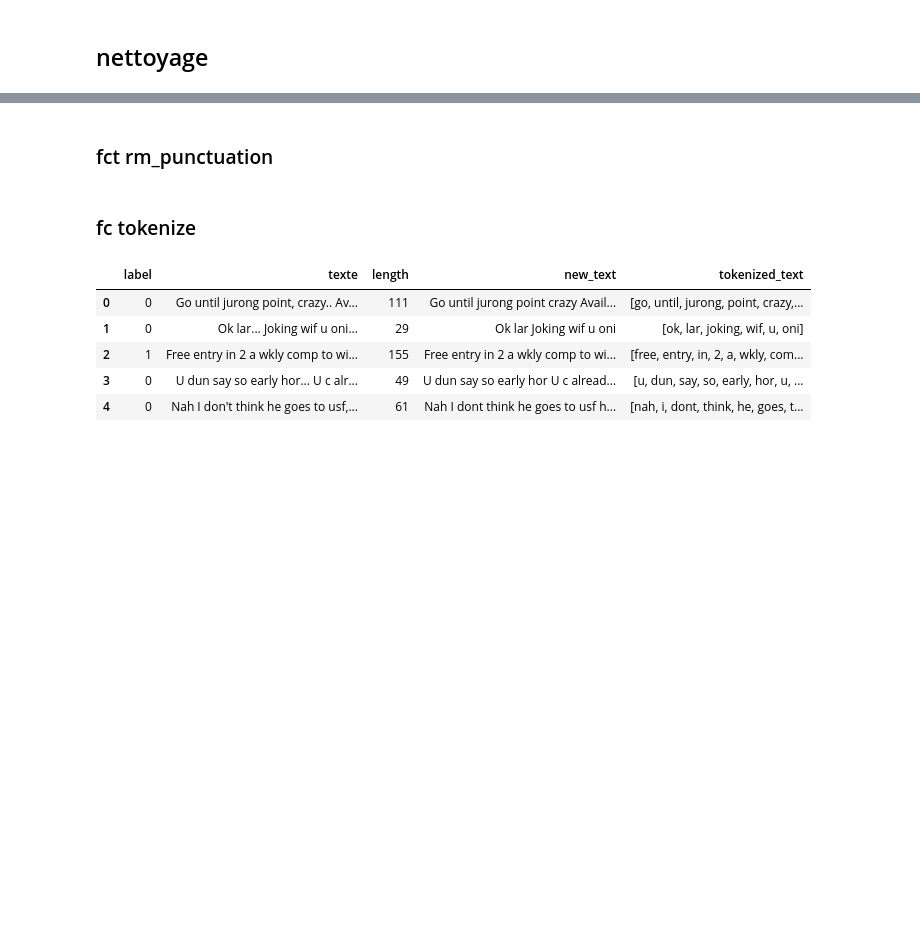
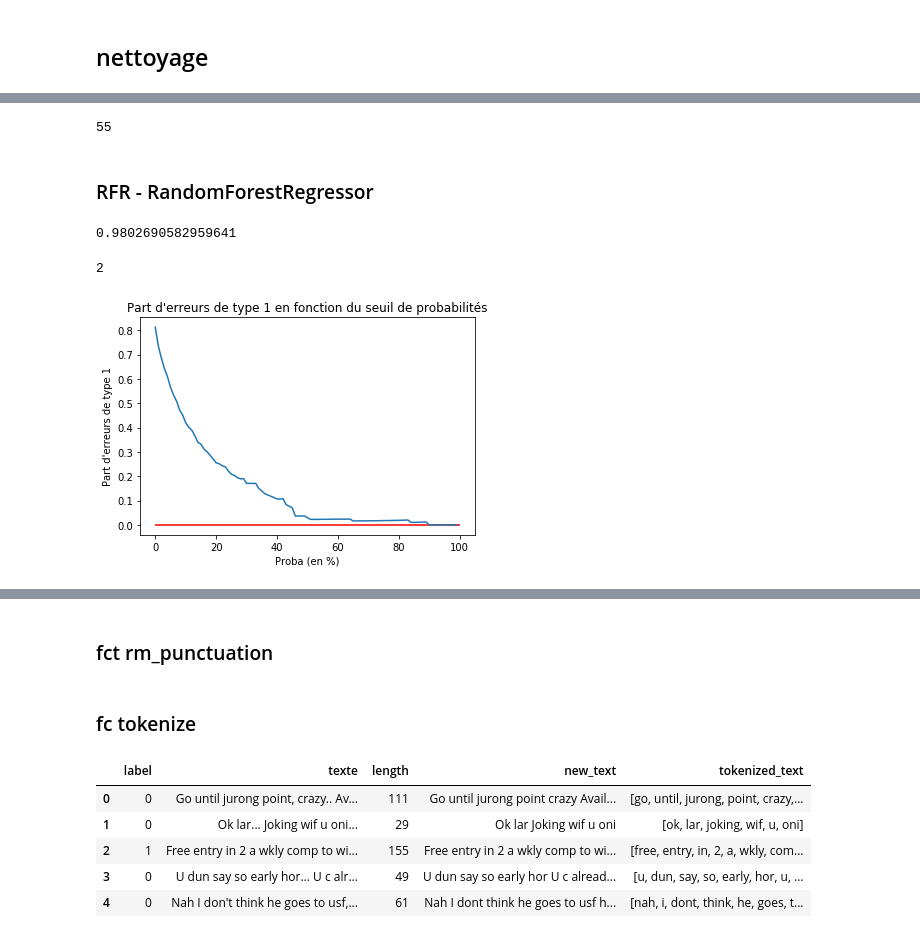
Before and after one commit to DROMZEE/sms-spam, a Jupyter notebook: nlp.ipynb, the cells around one changed output, grey strips where cells are left out. Cells and saved outputs as stored; diff of their text form; code cells hidden in the pictures; blank space fills up the shorter version.

```diff
--- a/nlp.ipynb
+++ b/nlp.ipynb
@@ -185,0 +394,49 @@ data["clean"] = data.texte.apply(lambda x: premier_nettoyage(x))
+# %%
+# On entraîne notre ACP
+pca = PCA(0.60)
+pca.fit(X_train)
+pca.n_components_ # on affiche le nombre de composantes
+# %% [output]
+55
+# %%
+# on transforme nos X train et X test
+X_train_pca = pca.transform(X_train)
+X_test_pca = pca.transform(X_test)
+# %% [markdown]
+### RFR - RandomForestRegressor
+# %%
+# On entraîne le modèle de randomforest
+rf = RandomForestClassifier()
+rf.fit(X_train_pca, y_train)
+# on affiche le score
+rf.score(X_test_pca, y_test)
+# %% [output]
+0.9802690582959641
+# %%
+# Le nombre d'erreurs de type 1 en fonction d'un seuil de décision se fixe ainsi :
+predictions = rf.predict_proba(X_test_pca)
+y_pred = 1 * (predictions[:, 1] > 0.80)
+erreur_type_1 = y_pred[y_test == 0].sum()
+erreur_type_1
+# %% [output]
+2
+# %%
+# On fait un graphe pour voir à quel niveau on ne prédit plus un spam à tort
+proba = [i for i in range(0, 100, 1)]
+
+# On en profite pour calculer aussi les erreurs de type 2 : les faux négatifs, c'est à dire les spams prédits comme non spams
+erreur_type_1 = []
+erreur_type_2 = []
+for i in proba:
+    y_pred = 1 * (predictions[:, 1] > i/100)
+    erreur_type_1.append(y_pred[y_test == 0].sum()/(y_pred == 1).sum())
+    erreur_type_2.append(y_test[y_pred == 0].sum()/(y_pred == 0).sum())
+
+plt.plot(proba, erreur_type_1)
+plt.xlabel("Proba (en %)")
+plt.ylabel("Part d'erreurs de type 1")
+plt.title("Part d'erreurs de type 1 en fonction du seuil de probabilités")
+plt.hlines(y = 0, xmin = 0, xmax = 100, color = "red")
+plt.show()
+# %% [output]
+[figure, added]
```
Also changed, not shown: parts of 60 cells of this notebook.
